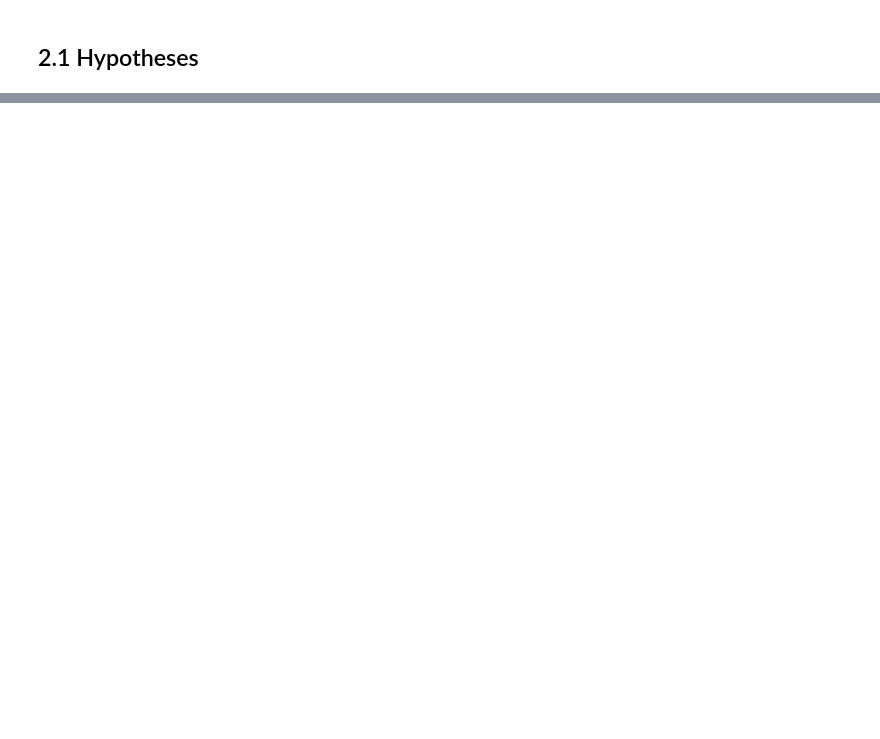
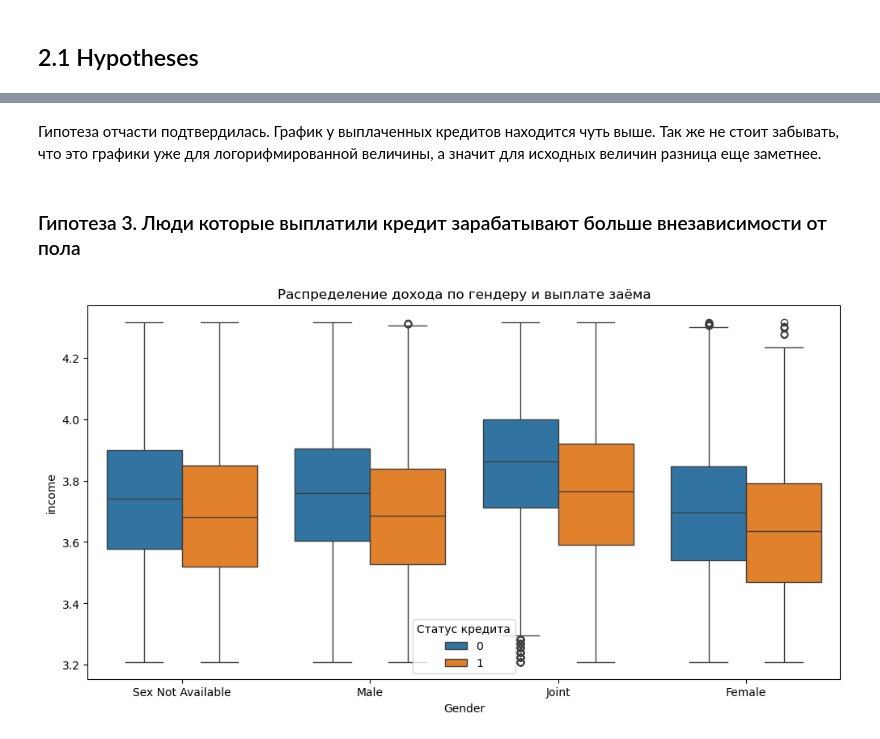
Before and after one commit to StoryTeller72/CreditScoring, a Jupyter notebook: CreditScore.ipynb, the cells around one changed output, grey strips where cells are left out. Drawn from its saved outputs; the diff is of its cells as text; code cells hidden in the pictures; blank space fills up the shorter version.

```diff
--- a/CreditScore.ipynb
+++ b/CreditScore.ipynb
@@ -399,0 +470,13 @@ Name: LTV, dtype: float64
+# %% [markdown]
+Гипотеза отчасти подтвердилась. График у выплаченных кредитов находится чуть выше. Так же не стоит забывать, что это графики уже для логорифмированной величины, а значит для исходных величин разница еще заметнее.
+# %% [markdown]
+### Гипотеза 3. Люди которые выплатили кредит зарабатывают больше внезависимости от пола
+# %%
+# Пример: распределение дохода по региону, с разбивкой по статусу кредита
+plt.figure(figsize=(12, 6))
+sns.boxplot(data=data_clean, x='Gender', y='income', hue='Status')
+plt.title('Распределение дохода по гендеру и выплате заёма')
+plt.legend(title='Статус кредита')
+plt.show()
+# %% [output]
+[figure, added]
```
Also changed, not shown: parts of 59 cells of this notebook, 1 other file.
